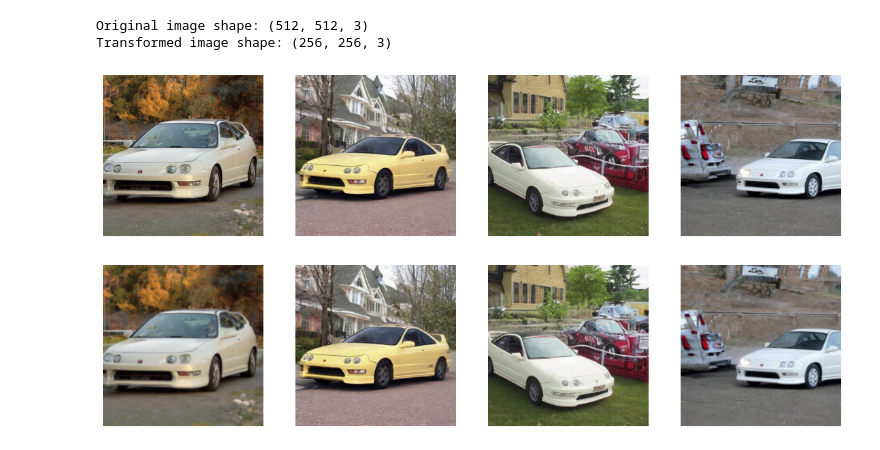
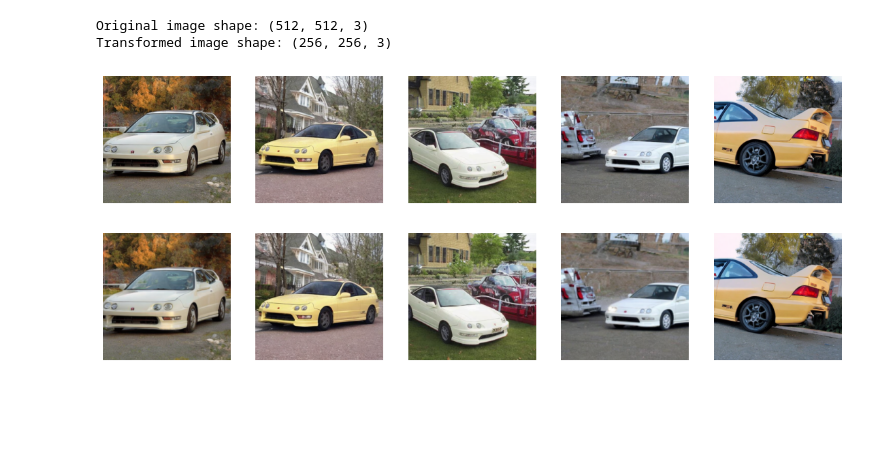
Before and after one commit to asbjornhp/Deeplearning-Group16, a Jupyter notebook: preprocessing.ipynb, the cells around one changed output. Cells and saved outputs as stored; diff of their text form; code cells hidden in the pictures; blank space fills up the shorter version.

Commit message:
updated with plots

```diff
--- a/preprocessing.ipynb
+++ b/preprocessing.ipynb
@@ -156,26 +156,26 @@ Transformed image shape: (256, 256, 3)
 # %%
 # Visualize examples
 
-num_displayed_examples = 4#len(scaled_cars_synth)
+num_displayed_examples =  5#len(scaled_cars_synth)
 
 plt.figure(figsize=(14, 10))
 #plt.title("Original images")
 #plt.axis('off')
 for k in range(num_displayed_examples):
   plt.subplot(1, num_displayed_examples, k + 1)
   plt.imshow((scaled_cars_synth[k]))
   plt.axis('off')
 
 
 plt.figure(figsize=(14, 10))
 #plt.title("Transformed images")
 #plt.axis('off')
 for k in range(num_displayed_examples):
   plt.subplot(1, num_displayed_examples, k + 1)
   plt.imshow((transformed_synth_cars[k]['image']))
   plt.axis('off')
 # %% [output]
-[figure, old version]
+[figure, new version]
-[figure, old version]
+[figure, new version]
 # %%
 # Frequency analysis of images
```
Also changed, not shown: parts of 2 cells of this notebook.
